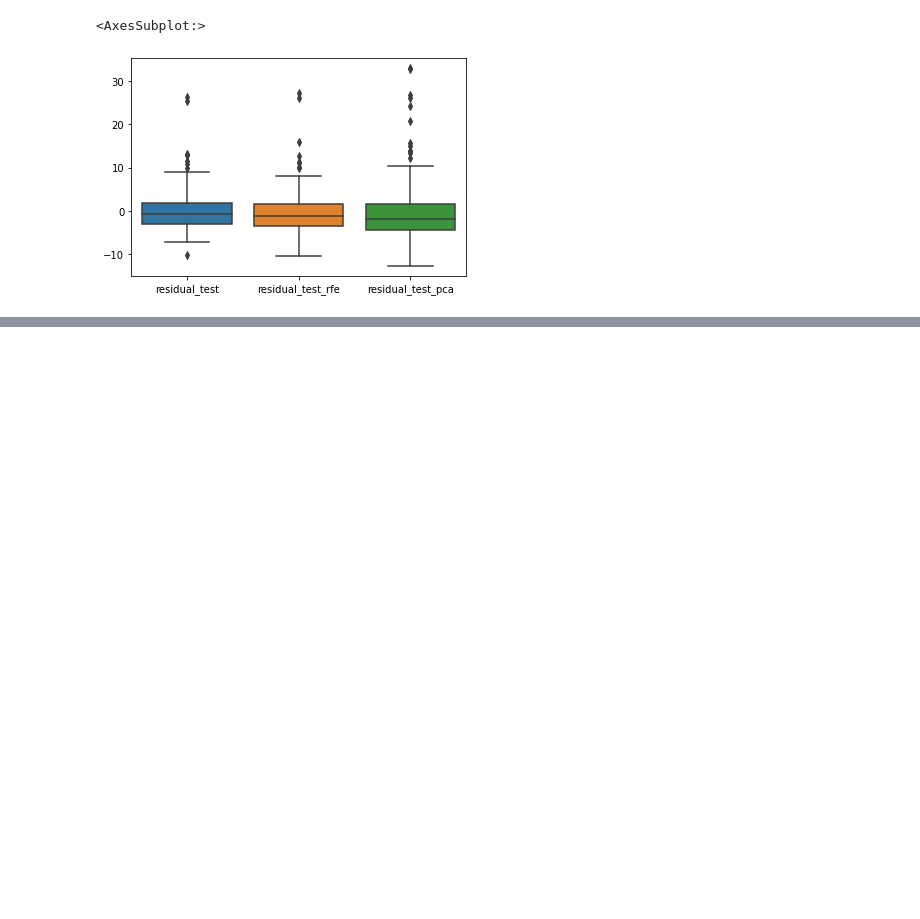
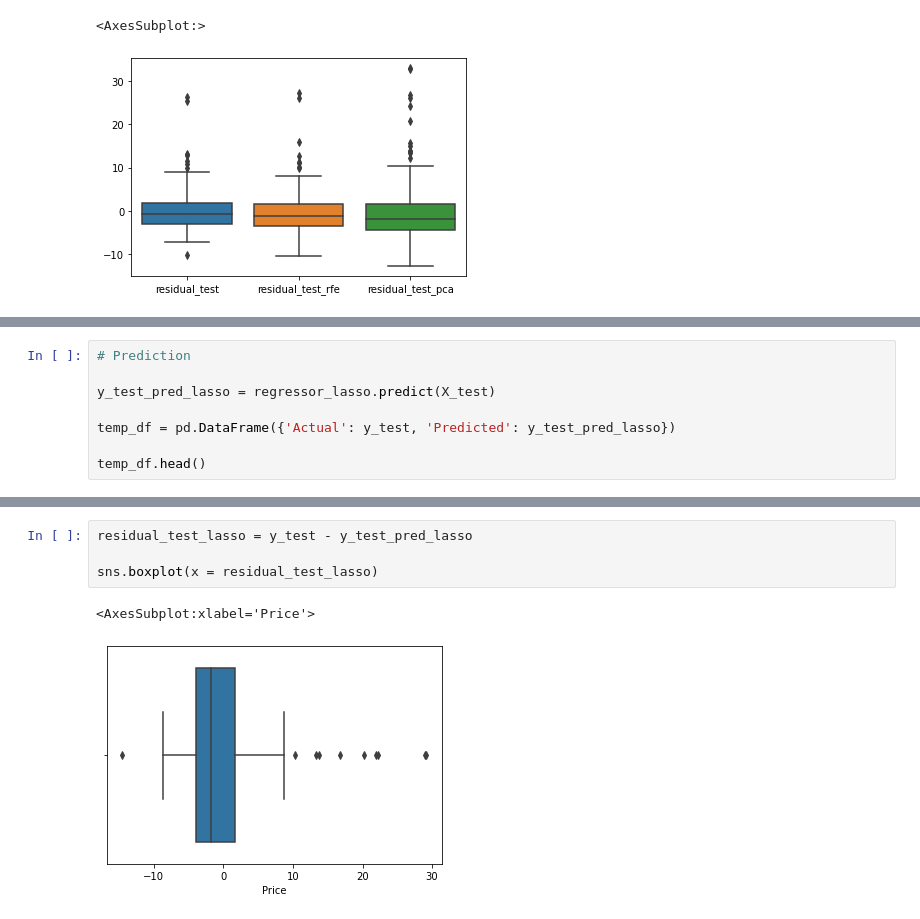
Before and after one commit to bansalkanav/Ultimate-Data-Science-Toolkit---From-Python-Basics-to-GenerativeAI, a Jupyter notebook: Module 4 - Machine Learning/04. Linear Regression/multiple_linear_reg_with_feature_selection.ipynb, the cells around one changed output, grey strips where cells are left out. Drawn from its saved outputs; the diff is of its cells as text; blank space fills up the shorter version.

```diff
--- a/Module 4 - Machine Learning/04. Linear Regression/multiple_linear_reg_with_feature_selection.ipynb
+++ b/Module 4 - Machine Learning/04. Linear Regression/multiple_linear_reg_with_feature_selection.ipynb
@@ -1172,0 +1226,8 @@ sns.boxplot(data = res_df)
+# %%
+# Prediction
+
+y_test_pred_lasso = regressor_lasso.predict(X_test)
+
+temp_df = pd.DataFrame({'Actual': y_test, 'Predicted': y_test_pred_lasso})
+
+temp_df.head()
@@ -1172,0 +1253,7 @@ sns.boxplot(data = res_df)
+# %%
+residual_test_lasso = y_test - y_test_pred_lasso
+
+sns.boxplot(x = residual_test_lasso)
+# %% [output]
+<AxesSubplot:xlabel='Price'>
+[figure, added]
```
Also changed, not shown: parts of 19 cells of this notebook.
